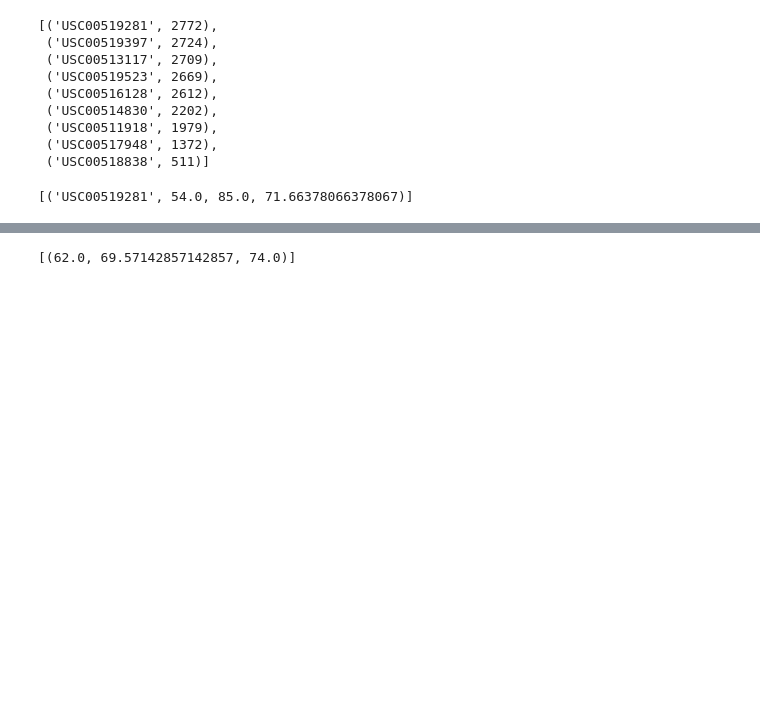
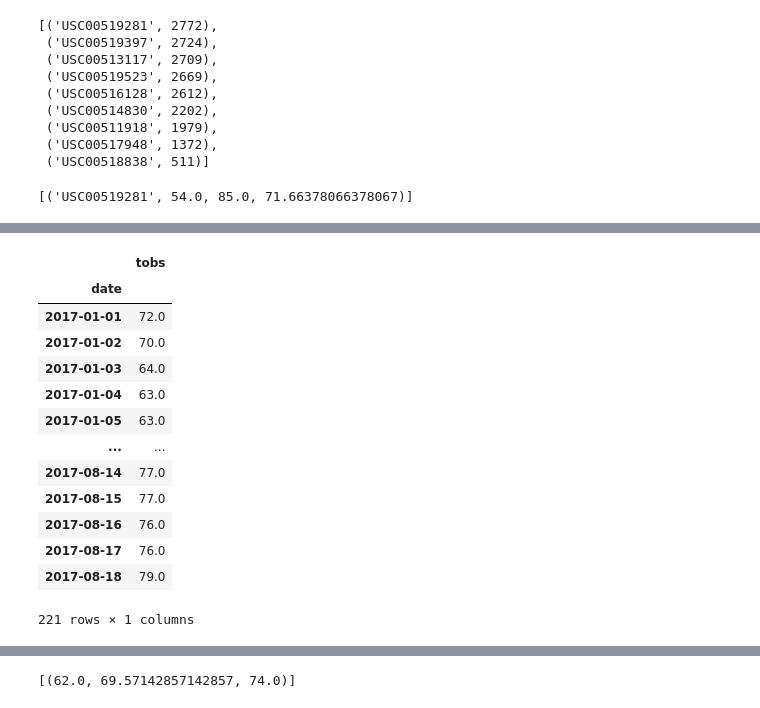
Before and after one commit to flexdog/sqlalchemy-challenge, a Jupyter notebook: climate_starter.ipynb, the cells around one changed output, grey strips where cells are left out. Drawn from its saved outputs; the diff is of its cells as text; code cells hidden in the pictures; blank space fills up the shorter version.

```diff
--- a/climate_starter.ipynb
+++ b/climate_starter.ipynb
@@ -248,0 +272,22 @@ stats_high_station
+# %%
+# Create dataframe
+temp_df = pd.DataFrame(temp_list)
+temp_df = temp_df.set_index('date')
+# Noted some 'NaN' entries in the dataframe.  Replacing with '0'.
+#temp_df.replace(np.nan,0, inplace=True)
+temp_df
+# %% [output]
+|  | tobs |
+| date |  |
+| 2017-01-01 | 72.0 |
+| 2017-01-02 | 70.0 |
+| 2017-01-03 | 64.0 |
+| 2017-01-04 | 63.0 |
+| 2017-01-05 | 63.0 |
+| ... | ... |
+| 2017-08-14 | 77.0 |
+| 2017-08-15 | 77.0 |
+| 2017-08-16 | 76.0 |
+| 2017-08-17 | 76.0 |
+| 2017-08-18 | 79.0 |
+221 rows × 1 columns
```
Also changed, not shown: parts of 2 cells of this notebook.
